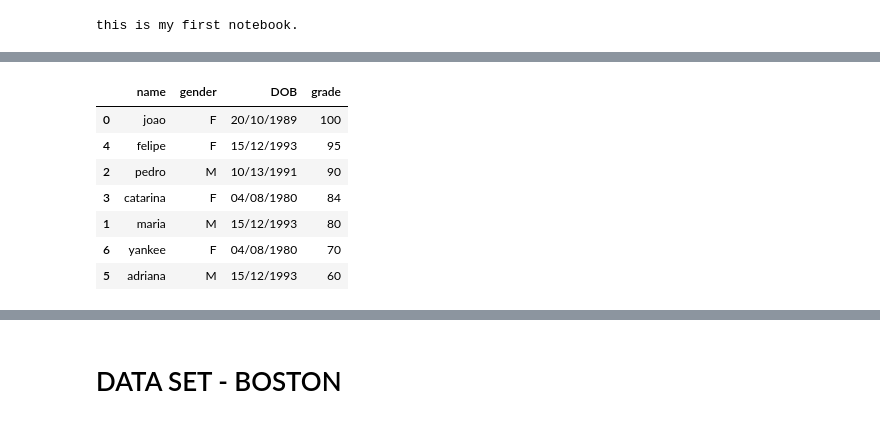
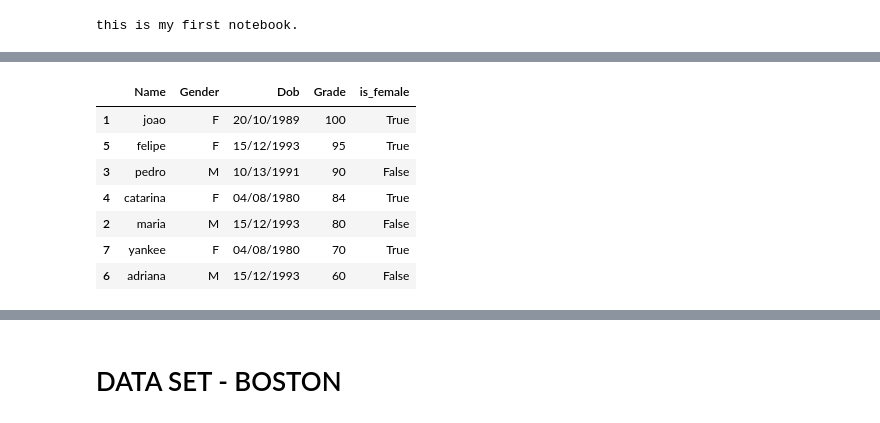
Before and after one commit to uriargaman1/myNewProject, a Jupyter notebook: LearningPandasNotebook.ipynb, the cells around one changed output, grey strips where cells are left out. Saved outputs shown, nothing was run; the diff lists cells and outputs as text; code cells hidden in the pictures.

```diff
--- a/LearningPandasNotebook.ipynb
+++ b/LearningPandasNotebook.ipynb
@@ -56,3 +67,15 @@ grades = [['joao', 'F', '20/10/1989', 100],
 ['adriana', 'M',  '15/12/1993', 60],
 ['yankee', 'F',  '04/08/1980', 70]]
 df = pd.DataFrame(grades, columns=["name", "gender", "DOB", "grade"])
+# %%
+# looking on the index:
+df.index
+# looking on the columns:
+df.columns
+# looking on the top\tail of a dataframe:
+df.head(3)
+df.tail(2)
+
+# we can change the columns and the index:
+df.index = range(1, len(df)+1)
+df.columns = [i.title() for i in df.columns]
@@ -99,3 +133,5 @@ df["new_col"] = range(len(df))
 df["new_col1"] = 0
 # adding a row
 df.loc["junk"] = range(df.shape[1])
+df["is_female"] = df.Gender=="F"
+df[df.is_female]
@@ -107,15 +172,15 @@ df = df.drop("junk", 0)
 # %%
 # sort values
-df.sort_values(['grade'], ascending=False)
+df.sort_values(['Grade'], ascending=False)
 # %% [output]
-|  | name | gender | DOB | grade |
-| 0 | joao | F | 20/10/1989 | 100 |
-| 4 | felipe | F | 15/12/1993 | 95 |
-| 2 | pedro | M | 10/13/1991 | 90 |
-| 3 | catarina | F | 04/08/1980 | 84 |
-| 1 | maria | M | 15/12/1993 | 80 |
-| 6 | yankee | F | 04/08/1980 | 70 |
-| 5 | adriana | M | 15/12/1993 | 60 |
+|  | Name | Gender | Dob | Grade | is_female |
+| 1 | joao | F | 20/10/1989 | 100 | True |
+| 5 | felipe | F | 15/12/1993 | 95 | True |
+| 3 | pedro | M | 10/13/1991 | 90 | False |
+| 4 | catarina | F | 04/08/1980 | 84 | True |
+| 2 | maria | M | 15/12/1993 | 80 | False |
+| 7 | yankee | F | 04/08/1980 | 70 | True |
+| 6 | adriana | M | 15/12/1993 | 60 | False |
 # %%
 # basic function on columns
 df.shape
```
Also changed, not shown: parts of 49 cells of this notebook.
